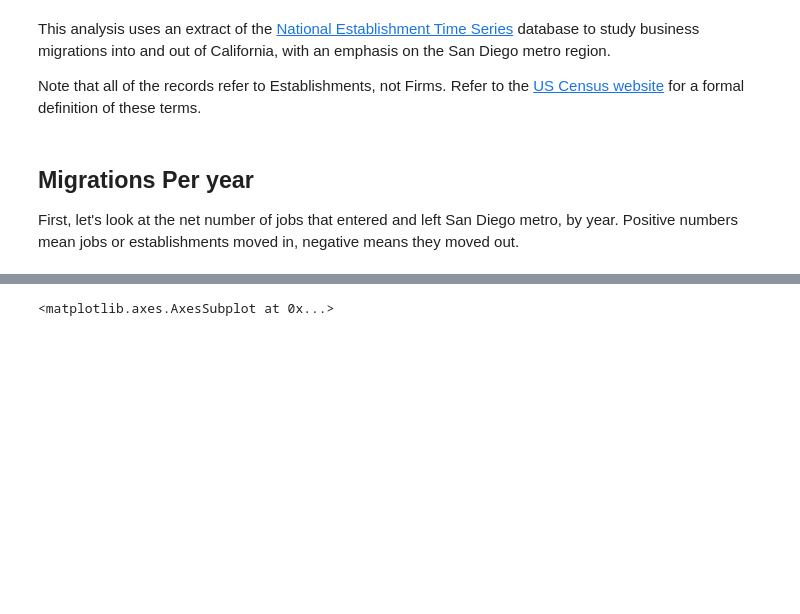
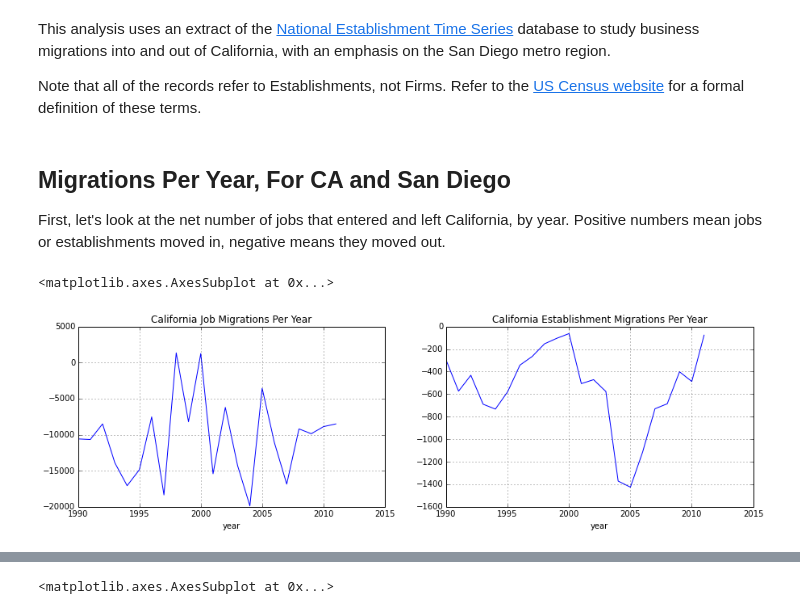
Before and after one commit to SDRDLAnalysts/pdp-data-projects, a Jupyter notebook: voiceofsandiego.org/business-migrations/analysts/ericbusboom.ipynb, the cells around one changed output, grey strips where cells are left out. Saved outputs shown, nothing was run; the diff lists cells and outputs as text; code cells hidden in the pictures; blank space fills up the shorter version.

```diff
--- a/voiceofsandiego.org/business-migrations/analysts/ericbusboom.ipynb
+++ b/voiceofsandiego.org/business-migrations/analysts/ericbusboom.ipynb
@@ -46,6 +46,13 @@ hdf = odf.append(idf, ignore_index = True)
 # dir == 0 means business stayed in state, 1 == moved in, -1 == moved out
 df['state_dir'] = df.apply(lambda x: (int(x.originstate == 'CA') * -1 ) + (int(x.deststate == 'CA')), axis = 1 )
 # %% [markdown]
-## Migrations Per year
+## Migrations Per Year, For CA and San Diego
 
-First, let's look at the net number of jobs that entered and left San Diego metro, by year. Positive numbers mean jobs or establishments moved in, negative means they moved out.
+First, let's look at the net number of jobs that entered and left California, by year. Positive numbers mean jobs or establishments moved in, negative means they moved out.
+# %%
+fig, axes = plt.subplots(nrows=1, ncols=2, figsize = (15,4))
+hdf[hdf.state == 'CA'].sort('year').groupby('year').sum().sig_jobs.plot(ax=axes[0],title='California Job Migrations Per Year')
+hdf[hdf.state == 'CA'].sort('year').groupby('year').sum().sig_estabs.plot(ax=axes[1],title='California Establishment Migrations Per Year')
+# %% [output]
+<matplotlib.axes.AxesSubplot at 0x...>
+[figure, added]
```
Also changed, not shown: parts of 35 cells of this notebook.
